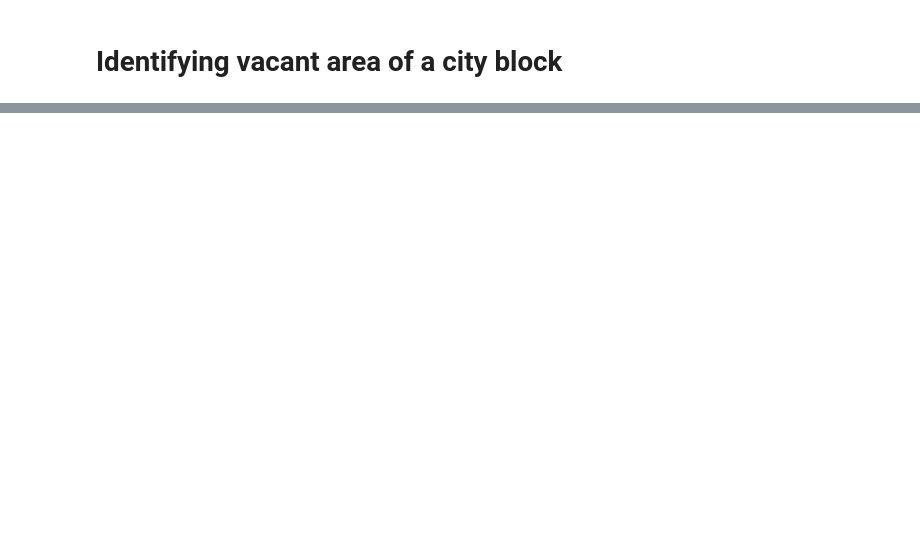
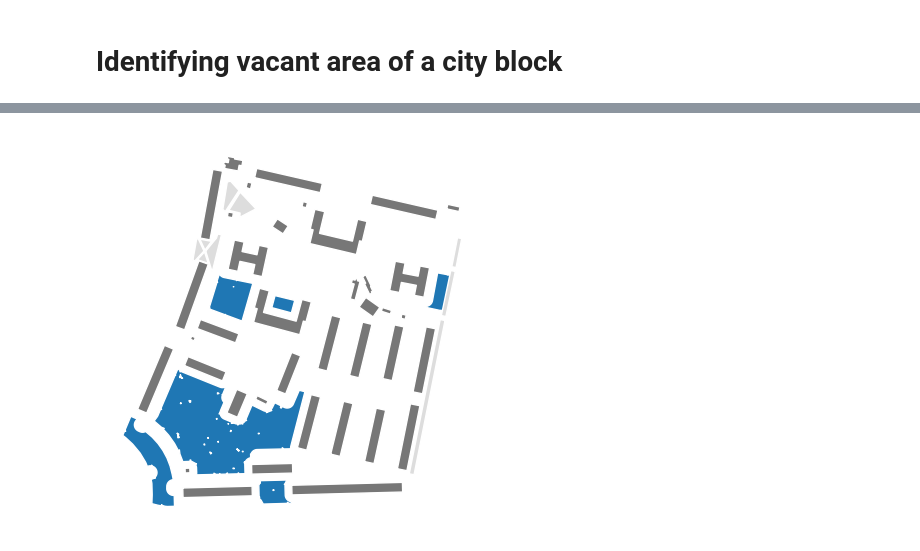
Before and after one commit to aimclub/blocksnet, a Jupyter notebook: examples/5 vacant_area.ipynb, the cells around one changed output, grey strips where cells are left out. Cells and saved outputs as stored; diff of their text form; code cells hidden in the pictures; blank space fills up the shorter version.

Commit message:
fix: vacant_area according to new model

```diff
--- a/examples/5 vacant_area.ipynb
+++ b/examples/5 vacant_area.ipynb
@@ -23,3 +10,6 @@ from blocksnet.models import City
 city_model = City.from_pickle(os.path.join(example_data_path, 'new_model.pickle'))
 # %%
 from blocksnet.method.vacant_area import VacantArea
+
+block = city_model[0]
+vacant_areas = VacantArea(city_model=city_model).calculate([block])
@@ -36,0 +27,9 @@ result.explore()
+# %%
+import contextily as cx
+ax = vacant_areas.plot(figsize=(5,5))
+block.get_buildings_gdf().plot(ax=ax, color='#777')
+services_gdf = block.get_services_gdf()
+services_gdf.loc[services_gdf.geom_type.isin(['Polygon', 'MultiPolygon'])].plot(ax=ax, color='#ddd')
+ax.set_axis_off()
+# %% [output]
+[figure, added]
```
Also changed, not shown: parts of 7 cells of this notebook, 2 other files.
